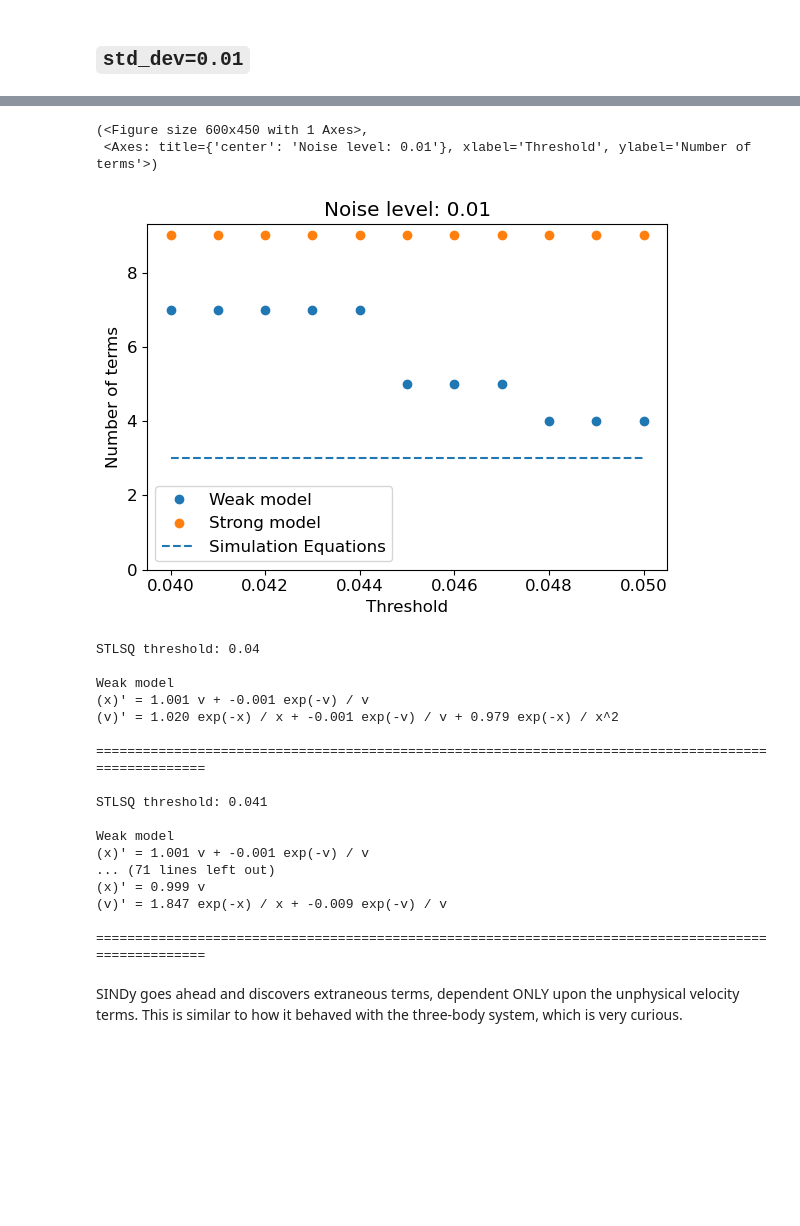
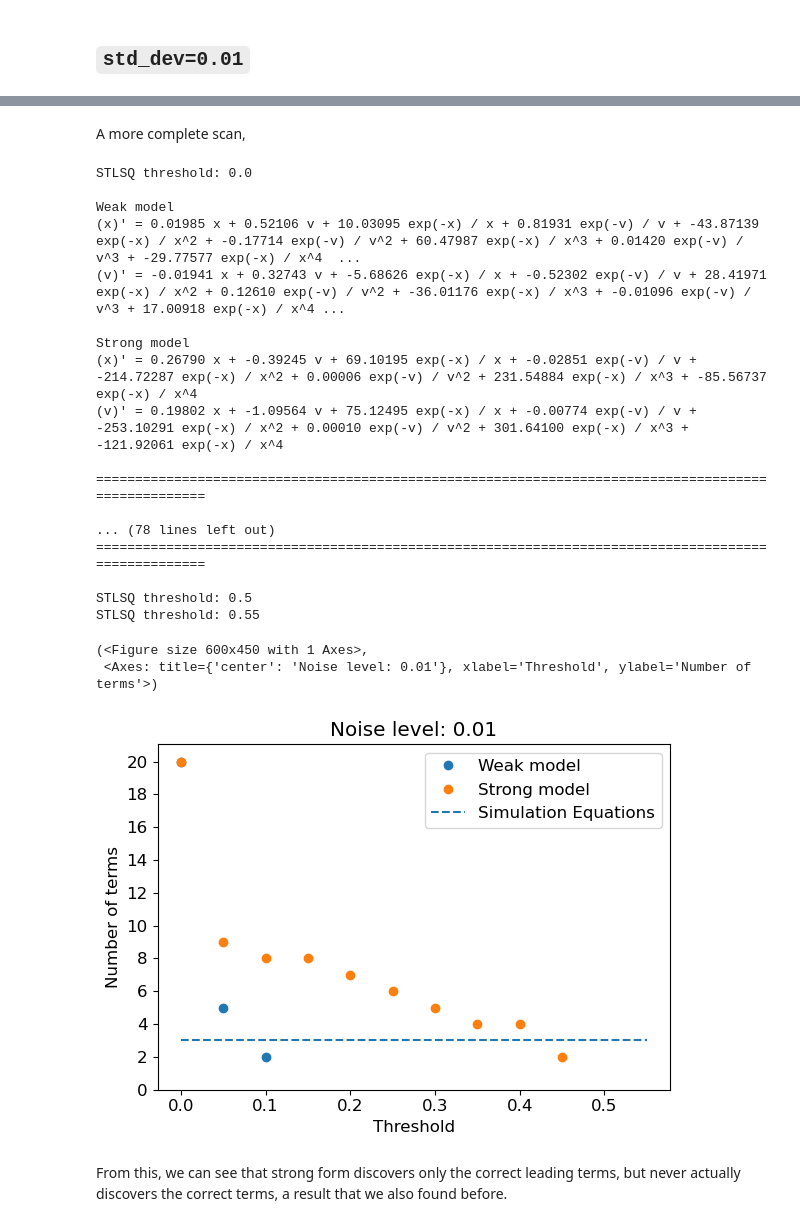
Before and after one commit to zbrookshowe/yukawa-sindy, a Jupyter notebook: Yukawa2body_weak.ipynb, the cells around one changed output, grey strips where cells are left out. Drawn from its saved outputs; the diff is of its cells as text; code cells hidden in the pictures; blank space fills up the shorter version.

```diff
--- a/Yukawa2body_weak.ipynb
+++ b/Yukawa2body_weak.ipynb
@@ -182,44 +183,30 @@ Strong model
-# %%
-plot_complexities(thresholds, complexities)
-# %% [output]
-(<Figure size 600x450 with 1 Axes>,
- <Axes: title={'center': 'Noise level: 0.01'}, xlabel='Threshold', ylabel='Number of terms'>)
-[figure, removed]
-# %%
-thresholds = np.arange(0.04, 0.05, 0.001)
-for thresh in thresholds:
-    opt = ps.STLSQ(threshold=thresh)
-    # fit weak model
-    weak_model = ps.SINDy(feature_names=["x", "v"],feature_library=weak_lib, optimizer=opt)
-    weak_model.fit(sim.x, t=sim.dt)
-    print("STLSQ threshold:", thresh)
-    print("\nWeak model")
-    weak_model.print()
-
-    # # fit strong model
-    # strong_model = ps.SINDy(feature_names=["x", "v"],feature_library=strong_lib, optimizer=opt)
-    # strong_model.fit(sim.x, t=sim.dt)
-    # print("\nStrong model")
-    # strong_model.print()
-
-    print("\n" + 100*"=" + "\n")
-# %% [output]
-STLSQ threshold: 0.04
-
-Weak model
-(x)' = 1.001 v + -0.001 exp(-v) / v
-(v)' = 1.020 exp(-x) / x + -0.001 exp(-v) / v + 0.979 exp(-x) / x^2
-
-====================================================================================================
-
-STLSQ threshold: 0.041
-
-Weak model
-(x)' = 1.001 v + -0.001 exp(-v) / v
-... (71 lines left out)
-(x)' = 0.999 v
-(v)' = 1.847 exp(-x) / x + -0.009 exp(-v) / v
-
-====================================================================================================
-# %% [markdown]
-SINDy goes ahead and discovers extraneous terms, dependent ONLY upon the unphysical velocity terms. This is similar to how it behaved with the three-body system, which is very curious.
+# %% [markdown]
+A more complete scan,
+# %%
+thresholds = np.arange(0, 0.6, 0.02)
+libs = generate_libraries(sim.t)
+complexities = scan_thresholds(sim.x, sim.t, *libs, thresholds, verbose=True)
+plot_complexities(thresholds, complexities)
+# %% [output]
+STLSQ threshold: 0.0
+
+Weak model
+(x)' = 0.01985 x + 0.52106 v + 10.03095 exp(-x) / x + 0.81931 exp(-v) / v + -43.87139 exp(-x) / x^2 + -0.17714 exp(-v) / v^2 + 60.47987 exp(-x) / x^3 + 0.01420 exp(-v) / v^3 + -29.77577 exp(-x) / x^4  ...
+(v)' = -0.01941 x + 0.32743 v + -5.68626 exp(-x) / x + -0.52302 exp(-v) / v + 28.41971 exp(-x) / x^2 + 0.12610 exp(-v) / v^2 + -36.01176 exp(-x) / x^3 + -0.01096 exp(-v) / v^3 + 17.00918 exp(-x) / x^4 ...
+
+Strong model
+(x)' = 0.26790 x + -0.39245 v + 69.10195 exp(-x) / x + -0.02851 exp(-v) / v + -214.72287 exp(-x) / x^2 + 0.00006 exp(-v) / v^2 + 231.54884 exp(-x) / x^3 + -85.56737 exp(-x) / x^4
+(v)' = 0.19802 x + -1.09564 v + 75.12495 exp(-x) / x + -0.00774 exp(-v) / v + -253.10291 exp(-x) / x^2 + 0.00010 exp(-v) / v^2 + 301.64100 exp(-x) / x^3 + -121.92061 exp(-x) / x^4
+
+====================================================================================================
+
+... (78 lines left out)
+====================================================================================================
+
+STLSQ threshold: 0.5
+STLSQ threshold: 0.55
+(<Figure size 600x450 with 1 Axes>,
+ <Axes: title={'center': 'Noise level: 0.01'}, xlabel='Threshold', ylabel='Number of terms'>)
+[figure, added]
+# %% [markdown]
+From this, we can see that strong form discovers only the correct leading terms, but never actually discovers the correct terms, a result that we also found before.
```
Also changed, not shown: parts of 20 cells of this notebook.
